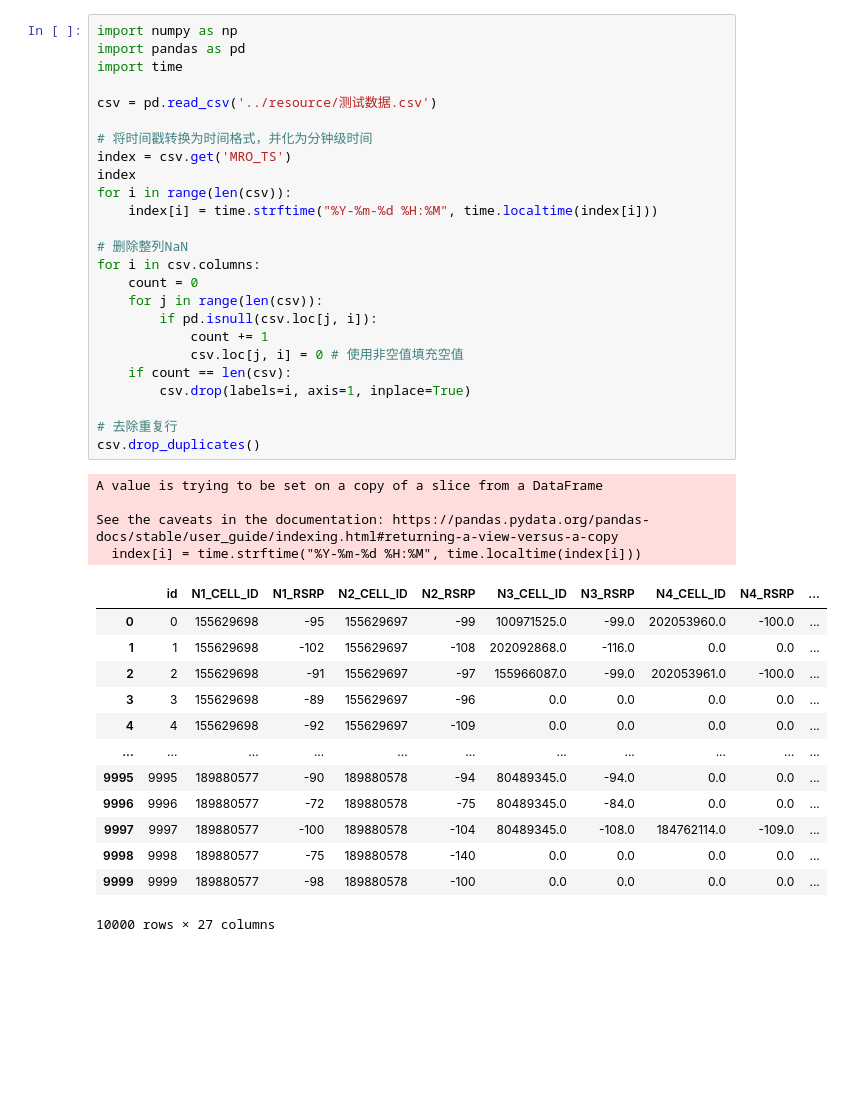
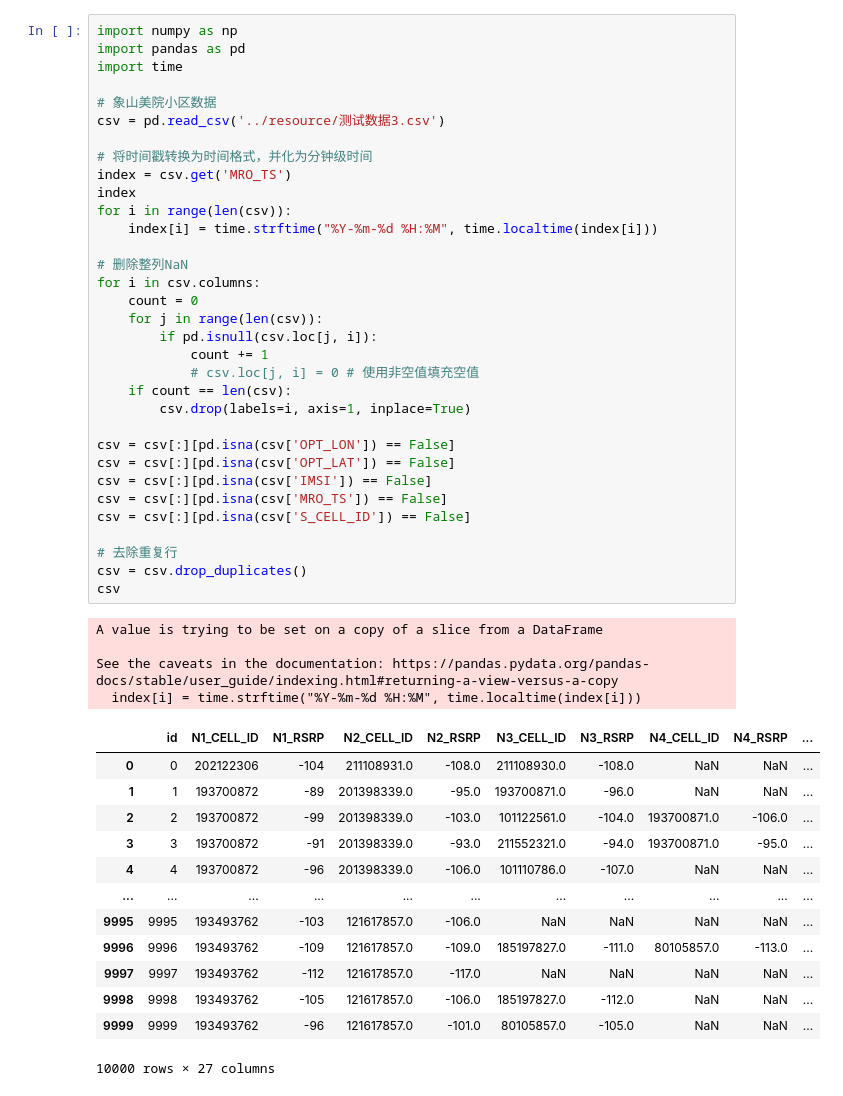
Before and after one commit to chenyong-cpu/machine-learning, a Jupyter notebook: markdown/05周报/code/MR伴生模型.ipynb, the cells around one changed output. Drawn from its saved outputs; the diff is of its cells as text; blank space fills up the shorter version.

```diff
--- a/markdown/05周报/code/MR伴生模型.ipynb
+++ b/markdown/05周报/code/MR伴生模型.ipynb
@@ -1,43 +1,51 @@
 # %%
 import numpy as np
 import pandas as pd
 import time
 
-csv = pd.read_csv('../resource/测试数据.csv')
+# 象山美院小区数据
+csv = pd.read_csv('../resource/测试数据3.csv')
 
 # 将时间戳转换为时间格式，并化为分钟级时间
 index = csv.get('MRO_TS')
 index
 for i in range(len(csv)):
     index[i] = time.strftime("%Y-%m-%d %H:%M", time.localtime(index[i]))
 
 # 删除整列NaN
 for i in csv.columns:
     count = 0
     for j in range(len(csv)):
         if pd.isnull(csv.loc[j, i]):
             count += 1
-            csv.loc[j, i] = 0 # 使用非空值填充空值
+            # csv.loc[j, i] = 0 # 使用非空值填充空值
     if count == len(csv):
         csv.drop(labels=i, axis=1, inplace=True)
 
+csv = csv[:][pd.isna(csv['OPT_LON']) == False]
+csv = csv[:][pd.isna(csv['OPT_LAT']) == False]
+csv = csv[:][pd.isna(csv['IMSI']) == False]
+csv = csv[:][pd.isna(csv['MRO_TS']) == False]
+csv = csv[:][pd.isna(csv['S_CELL_ID']) == False]
+
 # 去除重复行
-csv.drop_duplicates()
+csv = csv.drop_duplicates()
+csv
 # %% [output]
 A value is trying to be set on a copy of a slice from a DataFrame
 
 See the caveats in the documentation: https://pandas.pydata.org/pandas-docs/stable/user_guide/indexing.html#returning-a-view-versus-a-copy
   index[i] = time.strftime("%Y-%m-%d %H:%M", time.localtime(index[i]))
 |  | id | N1_CELL_ID | N1_RSRP | N2_CELL_ID | N2_RSRP | N3_CELL_ID | N3_RSRP | N4_CELL_ID | N4_RSRP | ... |
-| 0 | 0 | 155629698 | -95 | 155629697 | -99 | 100971525.0 | -99.0 | 202053960.0 | -100.0 | ... |
-| 1 | 1 | 155629698 | -102 | 155629697 | -108 | 202092868.0 | -116.0 | 0.0 | 0.0 | ... |
-| 2 | 2 | 155629698 | -91 | 155629697 | -97 | 155966087.0 | -99.0 | 202053961.0 | -100.0 | ... |
-| 3 | 3 | 155629698 | -89 | 155629697 | -96 | 0.0 | 0.0 | 0.0 | 0.0 | ... |
-| 4 | 4 | 155629698 | -92 | 155629697 | -109 | 0.0 | 0.0 | 0.0 | 0.0 | ... |
+| 0 | 0 | 202122306 | -104 | 211108931.0 | -108.0 | 211108930.0 | -108.0 | NaN | NaN | ... |
+| 1 | 1 | 193700872 | -89 | 201398339.0 | -95.0 | 193700871.0 | -96.0 | NaN | NaN | ... |
+| 2 | 2 | 193700872 | -99 | 201398339.0 | -103.0 | 101122561.0 | -104.0 | 193700871.0 | -106.0 | ... |
+| 3 | 3 | 193700872 | -91 | 201398339.0 | -93.0 | 211552321.0 | -94.0 | 193700871.0 | -95.0 | ... |
+| 4 | 4 | 193700872 | -96 | 201398339.0 | -106.0 | 101110786.0 | -107.0 | NaN | NaN | ... |
 | ... | ... | ... | ... | ... | ... | ... | ... | ... | ... | ... |
-| 9995 | 9995 | 189880577 | -90 | 189880578 | -94 | 80489345.0 | -94.0 | 0.0 | 0.0 | ... |
-| 9996 | 9996 | 189880577 | -72 | 189880578 | -75 | 80489345.0 | -84.0 | 0.0 | 0.0 | ... |
-| 9997 | 9997 | 189880577 | -100 | 189880578 | -104 | 80489345.0 | -108.0 | 184762114.0 | -109.0 | ... |
-| 9998 | 9998 | 189880577 | -75 | 189880578 | -140 | 0.0 | 0.0 | 0.0 | 0.0 | ... |
-| 9999 | 9999 | 189880577 | -98 | 189880578 | -100 | 0.0 | 0.0 | 0.0 | 0.0 | ... |
+| 9995 | 9995 | 193493762 | -103 | 121617857.0 | -106.0 | NaN | NaN | NaN | NaN | ... |
+| 9996 | 9996 | 193493762 | -109 | 121617857.0 | -109.0 | 185197827.0 | -111.0 | 80105857.0 | -113.0 | ... |
+| 9997 | 9997 | 193493762 | -112 | 121617857.0 | -117.0 | NaN | NaN | NaN | NaN | ... |
+| 9998 | 9998 | 193493762 | -105 | 121617857.0 | -106.0 | 185197827.0 | -112.0 | NaN | NaN | ... |
+| 9999 | 9999 | 193493762 | -96 | 121617857.0 | -101.0 | 80105857.0 | -105.0 | NaN | NaN | ... |
 10000 rows × 27 columns
```
Also changed, not shown: parts of 16 cells of this notebook, 16 other files.
